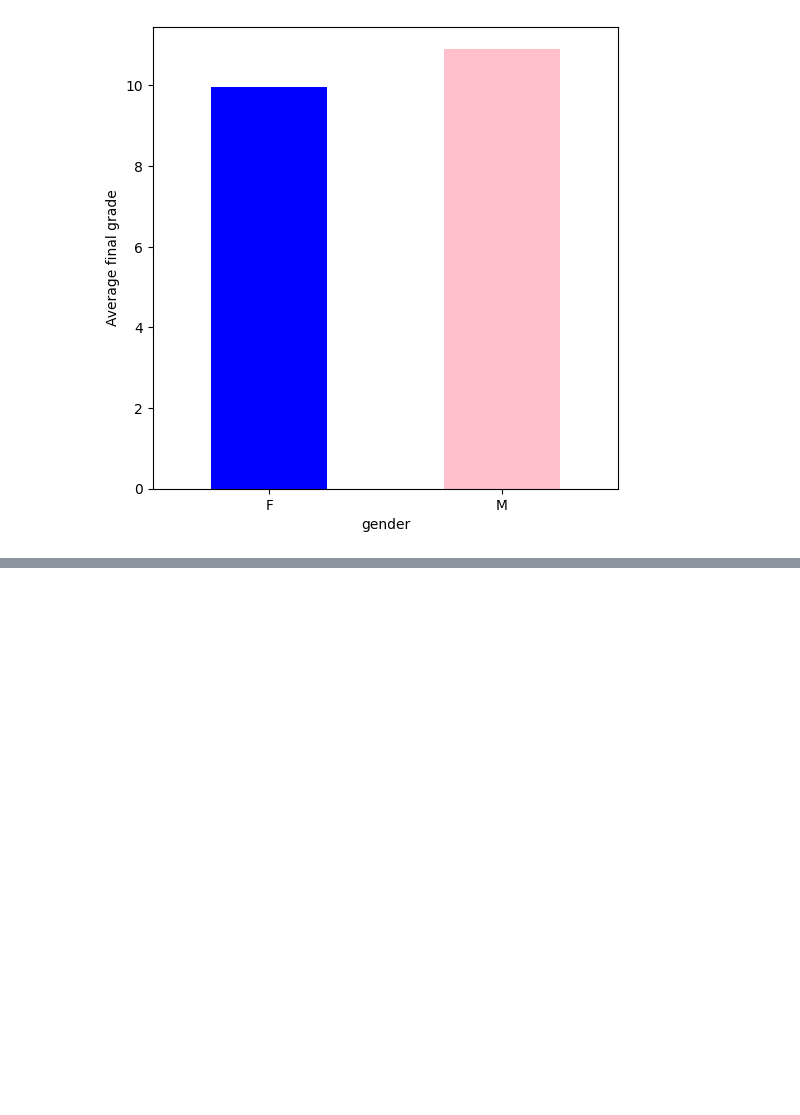
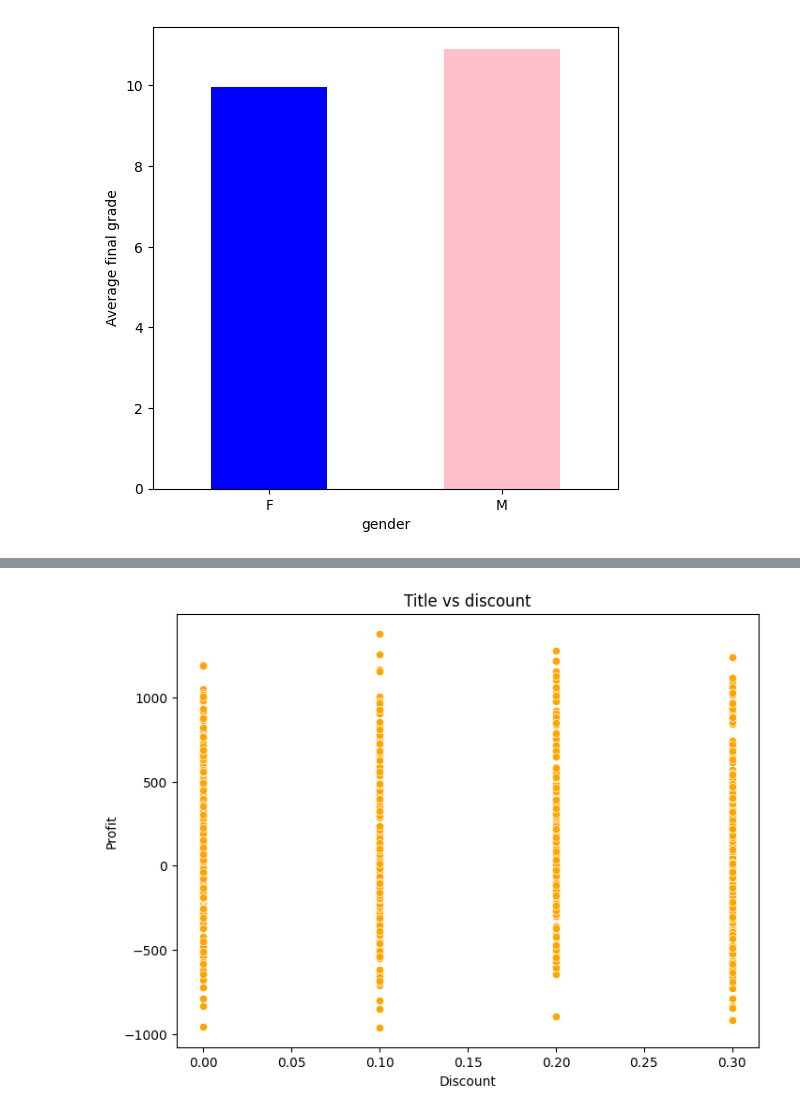
Before and after one commit to Pravallika-02-datascience/Internship, a Jupyter notebook: Mainflowintern.ipynb, the cells around one changed output, grey strips where cells are left out. Cells and saved outputs as stored; diff of their text form; code cells hidden in the pictures; blank space fills up the shorter version.

```diff
--- a/Mainflowintern.ipynb
+++ b/Mainflowintern.ipynb
@@ -122,0 +214,2 @@ plt.show()
+# %%
+P=pd.read_csv('Synthetic_Global_Superstore.csv')
@@ -122,0 +294,10 @@ plt.show()
+# %%
+#Scatter plot: profit vs discount
+plt.figure(figsize=(8,6))
+sns.scatterplot(x='Discount',y='Profit',data=P,color='orange')
+plt.title('Title vs discount')
+plt.xlabel('Discount')
+plt.ylabel('Profit')
+plt.show()
+# %% [output]
+[figure, added]
```
Also changed, not shown: parts of 19 cells of this notebook.
